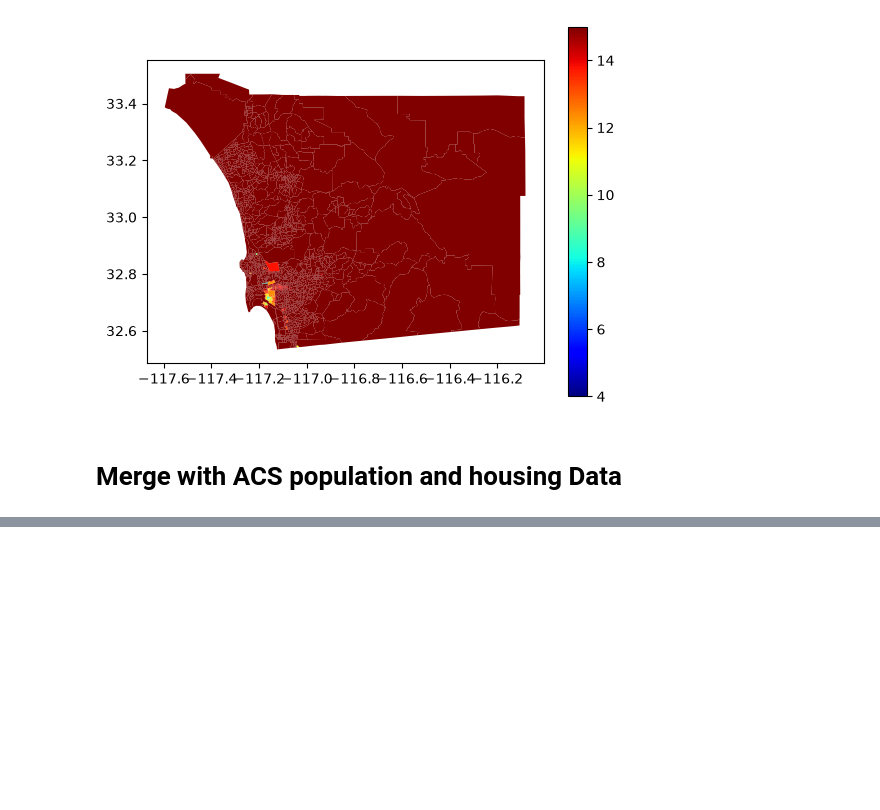
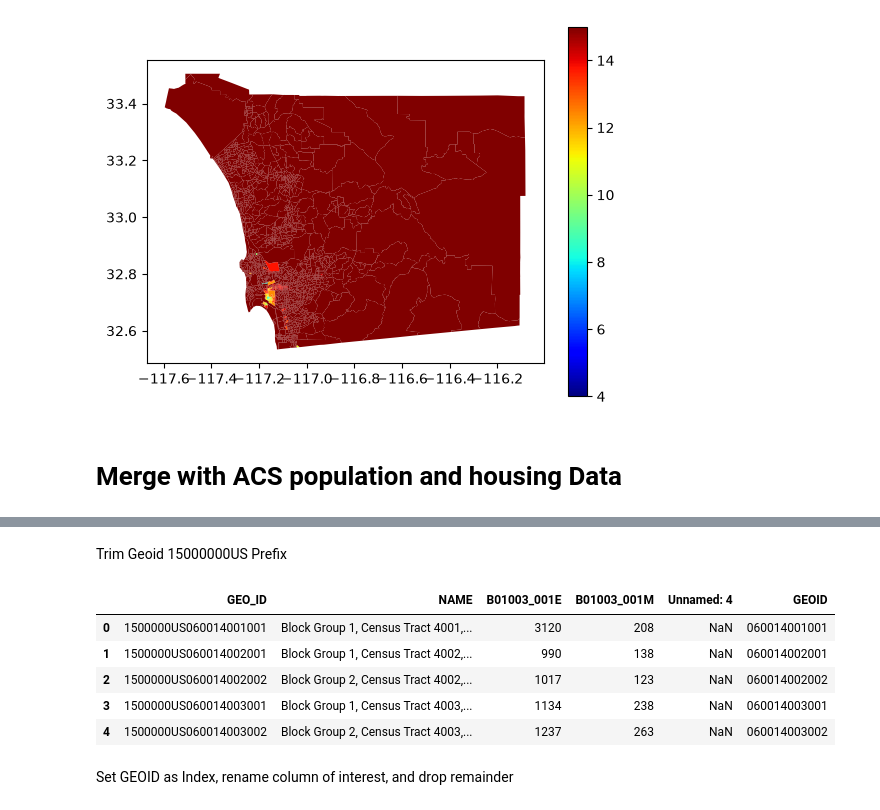
Before and after one commit to symptom-of-indigo/esm-grad-portfolio, a Jupyter notebook: sanDiego.ipynb, the cells around one changed output, grey strips where cells are left out. Cells and saved outputs as stored; diff of their text form; code cells hidden in the pictures; blank space fills up the shorter version.

```diff
--- a/sanDiego.ipynb
+++ b/sanDiego.ipynb
@@ -164,3 +164,7 @@ sd_vmt.plot(column='VMTpc', legend=True, cmap='jet', vmin=4, vmax=15)
 [figure]
 # %% [markdown]
 # Merge with ACS population and housing Data
+# %%
+ca_pop_data_file = inputdir / 'ACSDT5Y2019.B01003_2026-09-27T122429' / 'ACSDT5Y2019.B01003-Data.csv'
+ca_pop_data = pd.read_csv(ca_pop_data_file)
+ca_pop_data.head()
@@ -166,0 +178,3 @@ sd_vmt.plot(column='VMTpc', legend=True, cmap='jet', vmin=4, vmax=15)
+# %%
+ca_pop_data = pd.read_csv(ca_pop_data_file, skiprows=[1])
+ca_pop_data.head()
@@ -166,0 +188,14 @@ sd_vmt.plot(column='VMTpc', legend=True, cmap='jet', vmin=4, vmax=15)
+# %% [markdown]
+Trim Geoid 15000000US Prefix
+# %%
+ca_pop_data['GEOID'] = ca_pop_data['GEO_ID'].map(lambda x: x[9:]) # remove first nine characters
+ca_pop_data.head()
+# %% [output]
+|  | GEO_ID | NAME | B01003_001E | B01003_001M | Unnamed: 4 | GEOID |
+| 0 | 1500000US060014001001 | Block Group 1, Census Tract 4001,... | 3120 | 208 | NaN | 060014001001 |
+| 1 | 1500000US060014002001 | Block Group 1, Census Tract 4002,... | 990 | 138 | NaN | 060014002001 |
+| 2 | 1500000US060014002002 | Block Group 2, Census Tract 4002,... | 1017 | 123 | NaN | 060014002002 |
+| 3 | 1500000US060014003001 | Block Group 1, Census Tract 4003,... | 1134 | 238 | NaN | 060014003001 |
+| 4 | 1500000US060014003002 | Block Group 2, Census Tract 4003,... | 1237 | 263 | NaN | 060014003002 |
+# %% [markdown]
+Set GEOID as Index, rename column of interest, and drop remainder
```
Also changed, not shown: parts of 19 cells of this notebook.
